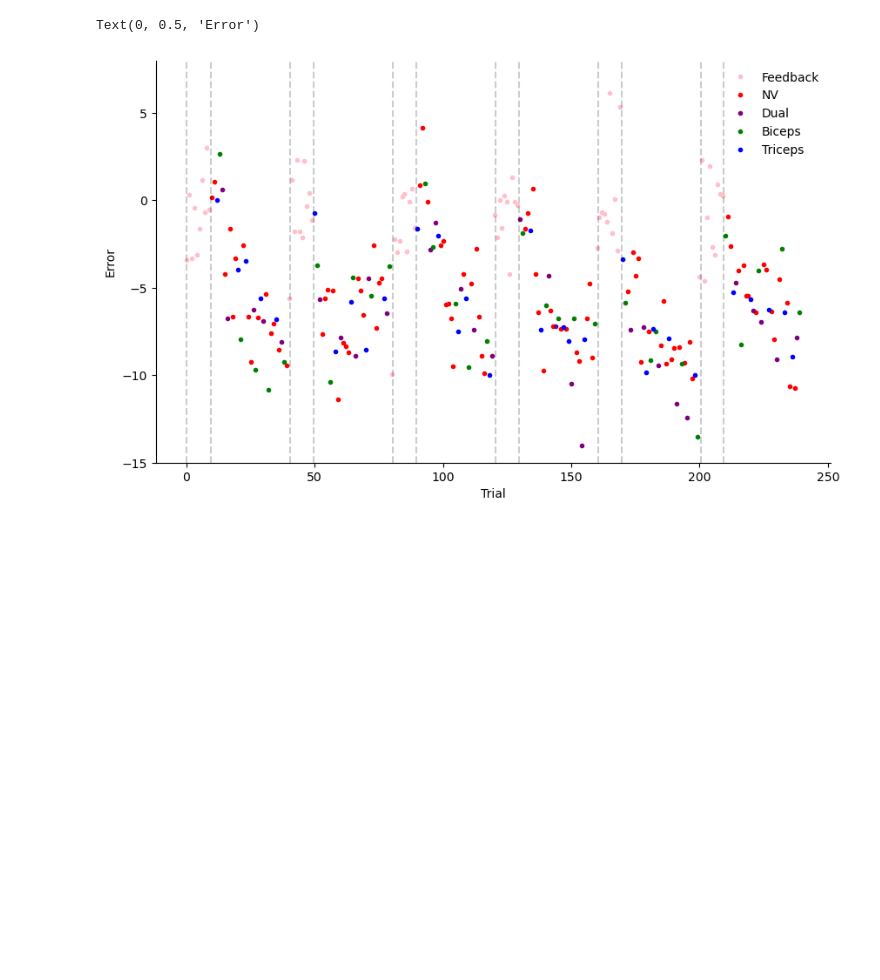
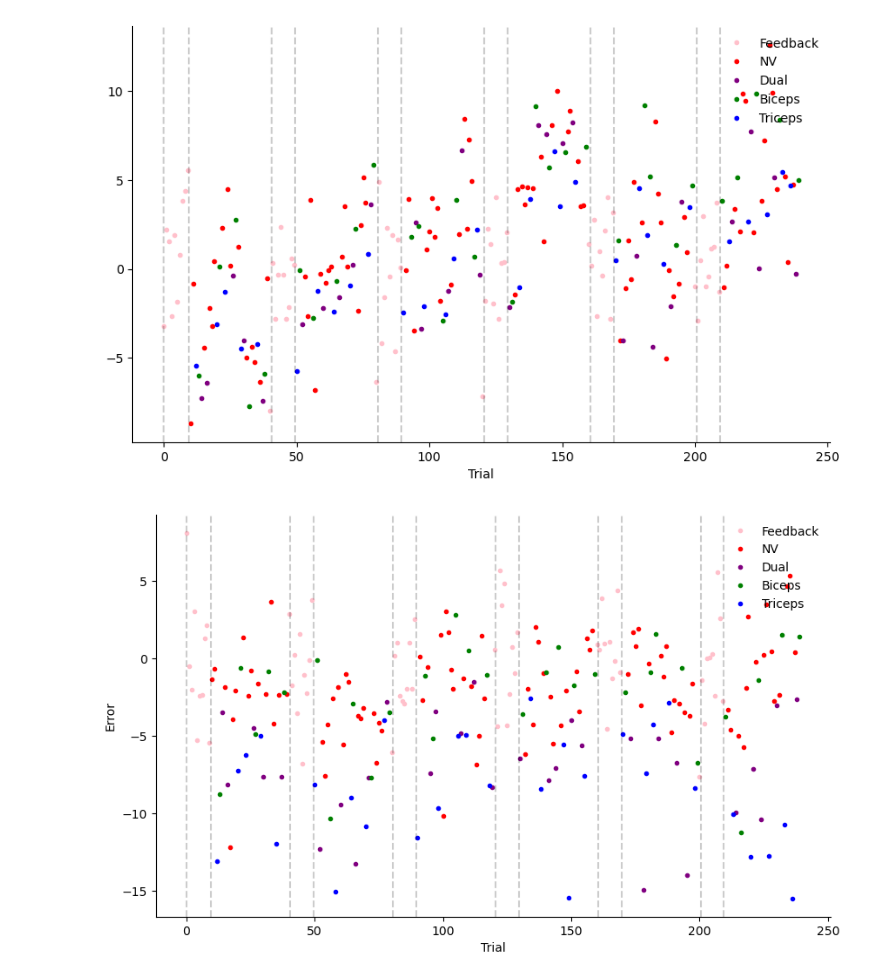
Before and after one commit to GreggEschelmuller/elbow-vibration-targeting, a Jupyter notebook: scripts/analysis.ipynb, the cells around one changed output. Drawn from its saved outputs; the diff is of its cells as text; code cells hidden in the pictures; blank space fills up the shorter version.

```diff
--- a/scripts/analysis.ipynb
+++ b/scripts/analysis.ipynb
@@ -22,9 +37,8 @@ data.head()
 # %%
-mean_scores = data.groupby('vibration')['error'].mean()
-differences = mean_scores - mean_scores.loc[0]
-print("Mean Error Scores by Condition:")
-print(mean_scores)
-print("\nDifferences from Condition 0:")
-print(differences)
-differences.drop(0, inplace=True)
+for p_id, df in participant_dfs.items():
+    mean_scores = df.groupby('vibration')['error'].mean()
+    differences = mean_scores - mean_scores.loc[0]
+    print(f"{p_id} -- Differences from Condition 0:")
+    print(differences)
+    differences.drop(0, inplace=True)
 # %% [output]
@@ -62,25 +80,27 @@ plt.savefig("../results/p1/error-scores.png", dpi=1000)
 # %%
-nv = data[(data["terminal_feedback"] == 0) & (data['vibration'] == 0)]
-biceps = data[(data["terminal_feedback"] == 0) & (data['vibration'] == 2)]
-triceps = data[(data["terminal_feedback"] == 0) & (data['vibration'] == 3)]
-dual = data[(data["terminal_feedback"] == 0) & (data['vibration'] == 1)]
-verdicial_data = data[data["terminal_feedback"] == 1]
+for p_id, df in participant_dfs.items():
+    nv = df[(df["terminal_feedback"] == 0) & (df['vibration'] == 0)]
+    biceps = df[(df["terminal_feedback"] == 0) & (df['vibration'] == 2)]
+    triceps = df[(df["terminal_feedback"] == 0) & (df['vibration'] == 3)]
+    dual = df[(df["terminal_feedback"] == 0) & (df['vibration'] == 1)]
+    verdicial_data = df[df["terminal_feedback"] == 1]
 
-fig, ax = plt.subplots(figsize=(10,6))
-ax.plot(verdicial_data['error'], '.', color="pink")
-ax.plot(nv['error'], '.', color='red')
-ax.plot(dual['error'], '.', color='purple')
-ax.plot(biceps['error'], '.', color='green')
-ax.plot(triceps['error'], '.', color='blue')
-lines = [0, 9.5, 40.5, 49.5, 80.5, 89.5, 120.5, 129.5, 160.5, 169.5, 200.5, 209.5]
-for line in lines:
-    ax.axvline(line, linestyle='--', color='black', alpha=0.2)
-ax.set_ylim([-15, 8])
-ax.legend(['Feedback','NV', 'Dual', 'Biceps', 'Triceps'], loc='upper right',  frameon=False)
-ax.set_xlabel("Trial")
+    fig, ax = plt.subplots(figsize=(10,6))
+    ax.plot(verdicial_data['error'], '.', color="pink")
+    ax.plot(nv['error'], '.', color='red')
+    ax.plot(dual['error'], '.', color='purple')
+    ax.plot(biceps['error'], '.', color='green')
+    ax.plot(triceps['error'], '.', color='blue')
+    lines = [0, 9.5, 40.5, 49.5, 80.5, 89.5, 120.5, 129.5, 160.5, 169.5, 200.5, 209.5]
+    for line in lines:
+        ax.axvline(line, linestyle='--', color='black', alpha=0.2)
+    # ax.set_ylim([-15, 8])
+    ax.legend(['Feedback','NV', 'Dual', 'Biceps', 'Triceps'], loc='upper right',  frameon=False)
+    ax.set_xlabel("Trial")
 ax.set_ylabel("Error")
 # fig.show()
 # fig.savefig("../results/p1/error-by-block.png", dpi=1000)
+plt.show()
 # %% [output]
-Text(0, 0.5, 'Error')
-[figure, old version]
+[figure, new version]
+[figure, added]
```
Also changed, not shown: parts of 4 cells of this notebook, 1 other file.
